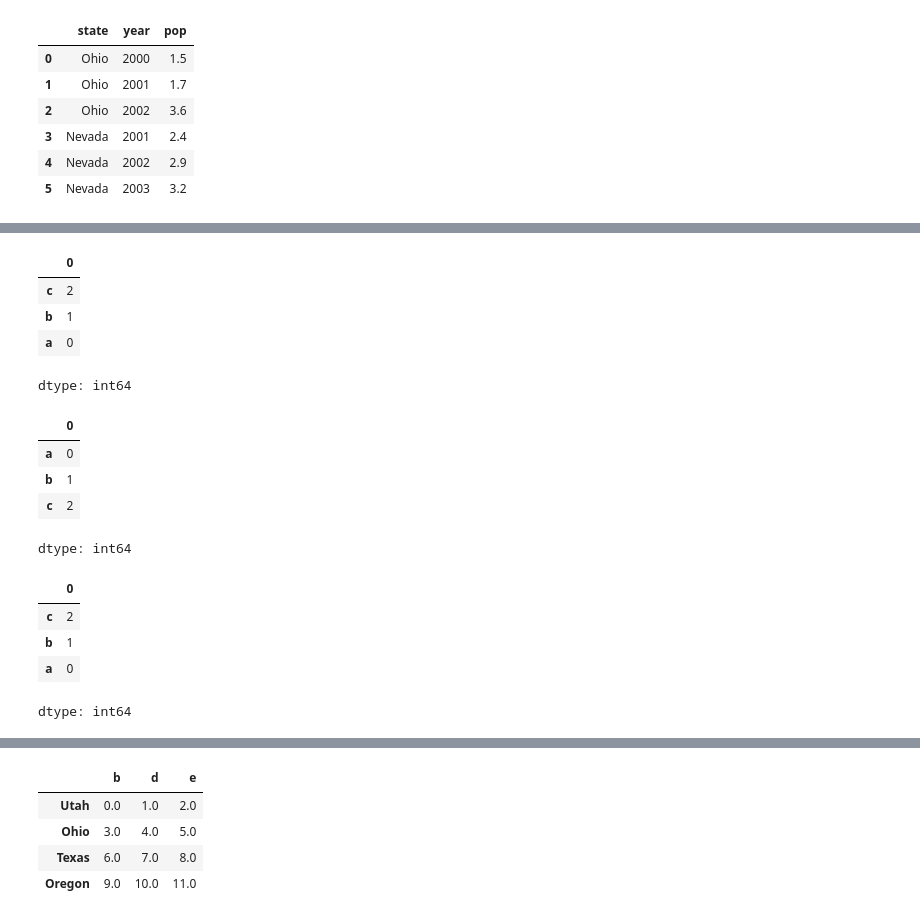
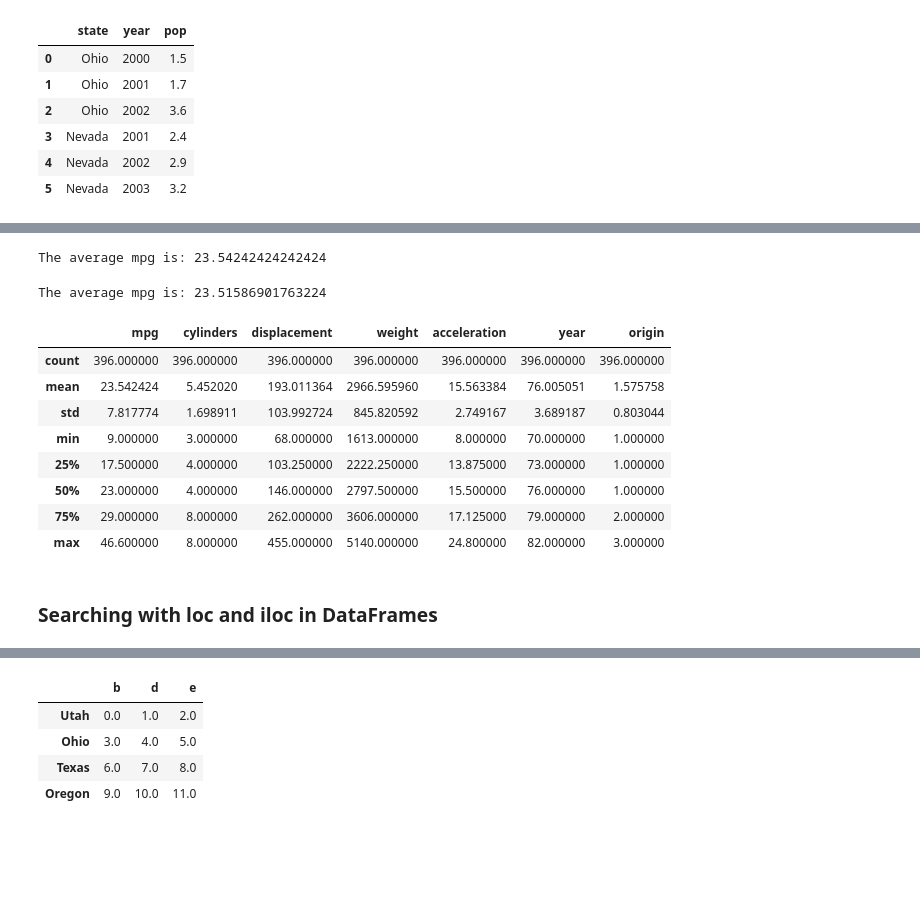
Before and after one commit to kenclements/SEAS8416, a Jupyter notebook: src/SEAS8416_Lecture_2.ipynb, the cells around one changed output, grey strips where cells are left out. Drawn from its saved outputs; the diff is of its cells as text; code cells hidden in the pictures; blank space fills up the shorter version.

```diff
--- a/src/SEAS8416_Lecture_2.ipynb
+++ b/src/SEAS8416_Lecture_2.ipynb
@@ -101,0 +379,3 @@ df2.tail(1)
+# %%
+#Typically we load data from a source, in this class we typically use csv.
+df2 = pd.read_csv('/Users/ken.clements/code/SEAS8416/data/Auto.csv')
@@ -101,0 +419,3 @@ df2.tail(1)
+# %%
+#lets try to concert the horsepower.
+df2['horsepower'] = df2['horsepower'].astype(str)
@@ -102,3 +447,6 @@ df2.tail(1)
+# %%
+#this is not a good idea so lets convert it back...
+df2['horsepower'] = df2['horsepower'].astype(float)
 # %%
 df2.info()
 # %% [output]
@@ -120 +468,4 @@ dtypes: float64(3), int64(4), object(2)
 memory usage: 28.0+ KB
+# %%
+#lets drop all rows where there are any NaN or na values.  We are now creating a new DataFrame based on df2.
+df3 = df2.dropna(how='any')
@@ -154,28 +515,29 @@ dtype: int64
-# %%
-obj.reindex(['c', 'b', 'a'])
-# %% [output]
-|  | 0 |
-| c | 2 |
-| b | 1 |
-| a | 0 |
-dtype: int64
-# %%
-obj
-# %% [output]
-|  | 0 |
-| a | 0 |
-| b | 1 |
-| c | 2 |
-dtype: int64
+# %%
+#we have built in functions in pandas that let us evaluate columns or rows.  Here we can pull the mean.
+print(f"The average mpg is: {df3.mpg.mean()}")
+# %% [output]
+The average mpg is: 23.54242424242424
+# %%
+#also note... we removed NA values did that affect our data?  Yes - so use caution with removing values...
+print(f"The average mpg is: {df2.mpg.mean()}")
+# %% [output]
+The average mpg is: 23.51586901763224
+# %%
+#this is another essential EDA tool you can use to get a view of numeric data at a glance.
+df3.describe()
+# %% [output]
+|  | mpg | cylinders | displacement | weight | acceleration | year | origin |
+| count | 396.000000 | 396.000000 | 396.000000 | 396.000000 | 396.000000 | 396.000000 | 396.000000 |
+| mean | 23.542424 | 5.452020 | 193.011364 | 2966.595960 | 15.563384 | 76.005051 | 1.575758 |
+| std | 7.817774 | 1.698911 | 103.992724 | 845.820592 | 2.749167 | 3.689187 | 0.803044 |
+| min | 9.000000 | 3.000000 | 68.000000 | 1613.000000 | 8.000000 | 70.000000 | 1.000000 |
+| 25% | 17.500000 | 4.000000 | 103.250000 | 2222.250000 | 13.875000 | 73.000000 | 1.000000 |
+| 50% | 23.000000 | 4.000000 | 146.000000 | 2797.500000 | 15.500000 | 76.000000 | 1.000000 |
+| 75% | 29.000000 | 8.000000 | 262.000000 | 3606.000000 | 17.125000 | 79.000000 | 2.000000 |
+| max | 46.600000 | 8.000000 | 455.000000 | 5140.000000 | 24.800000 | 82.000000 | 3.000000 |
+# %% [markdown]
+### Searching with loc and iloc in DataFrames
 # %%
 obj1 = obj.reindex(['c', 'a', 'b'])
-# %%
-obj1
-# %% [output]
-|  | 0 |
-| c | 2 |
-| b | 1 |
-| a | 0 |
-dtype: int64
 # %%
 new_obj = obj.drop("c")
```
Also changed, not shown: parts of 117 cells of this notebook, 7 other files.
